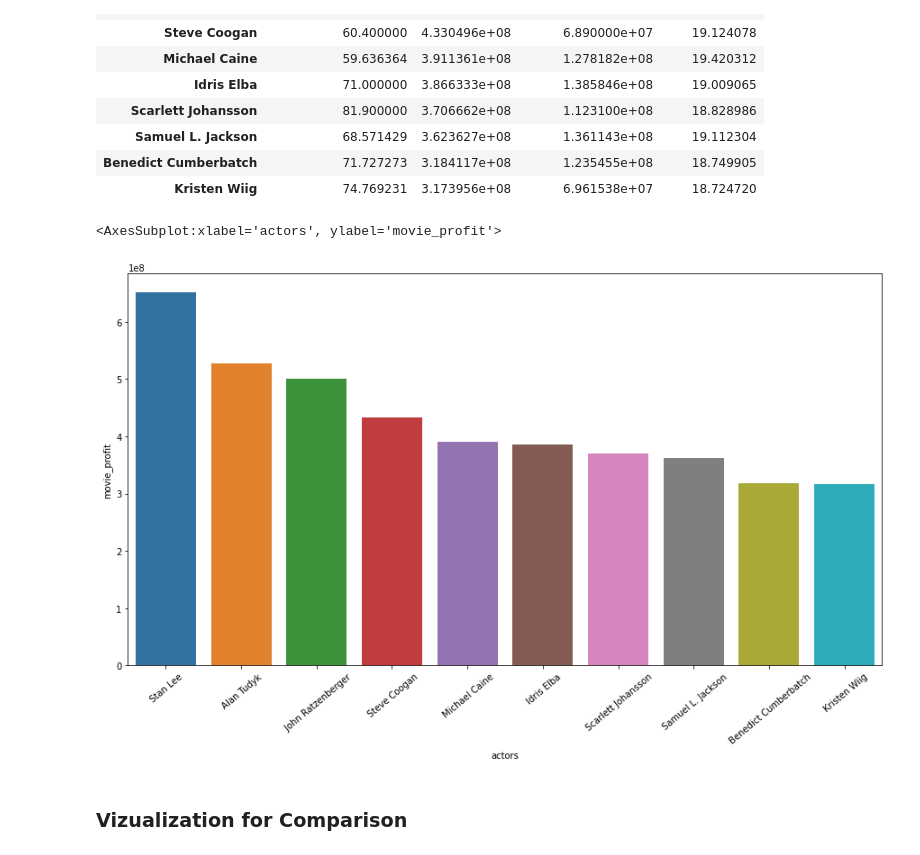
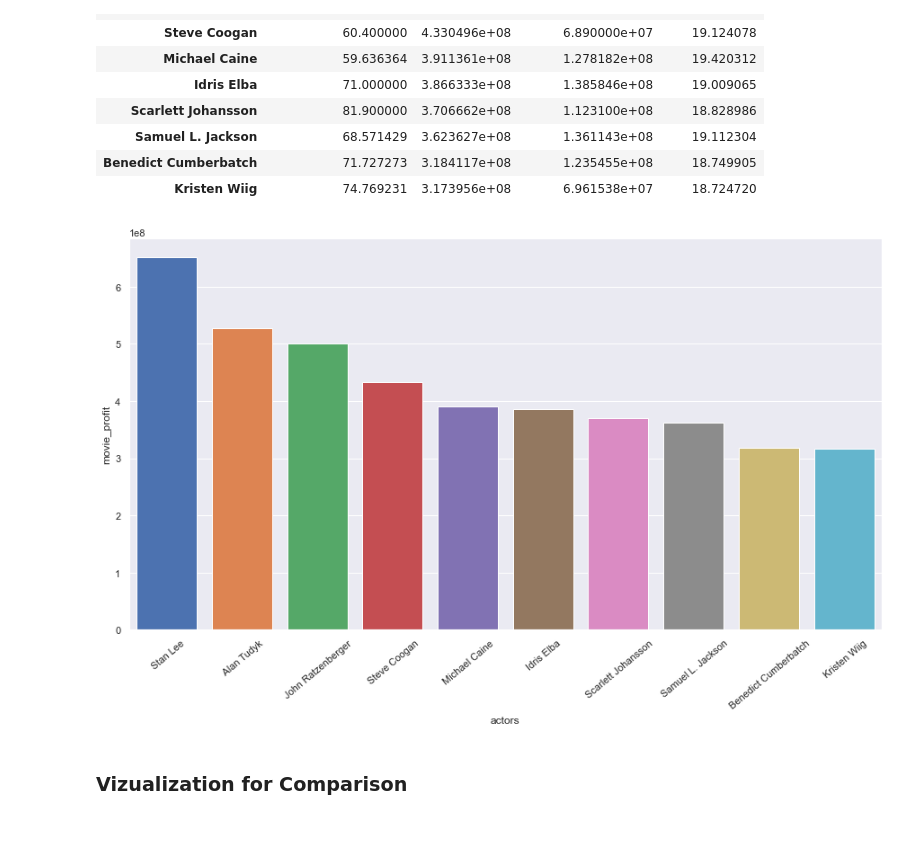
Before and after one commit to jchandleroneal/microsoft-movie-analysis, a Jupyter notebook: movie_analysis.ipynb, the cells around one changed output. Saved outputs shown, nothing was run; the diff lists cells and outputs as text; code cells hidden in the pictures.

```diff
--- a/movie_analysis.ipynb
+++ b/movie_analysis.ipynb
@@ -4,8 +4,10 @@ import numpy as np
 import matplotlib.pyplot as plt
 %matplotlib inline
 import seaborn as sns
+sns.set()
 import warnings
 warnings.filterwarnings('ignore')
+
 
 
 data_info = pd.read_csv('data/zippedData/rotten_tomatoes_movies.csv.gz')
@@ -461,12 +463,10 @@ only10
 # %%
 plt.figure(figsize=(15,8))
 plt.xticks(rotation=40)
 
-
-sns.barplot(x= only10.index, y= only10['movie_profit'],saturation=0.75)
+sns.barplot(x= only10.index, y= only10['movie_profit'],saturation=85);
 # %% [output]
-<AxesSubplot:xlabel='actors', ylabel='movie_profit'>
-[figure, old version]
+[figure, new version]
 # %% [markdown]
 ### Vizualization for Comparison
 # %%
```
Also changed, not shown: parts of 11 cells of this notebook.
